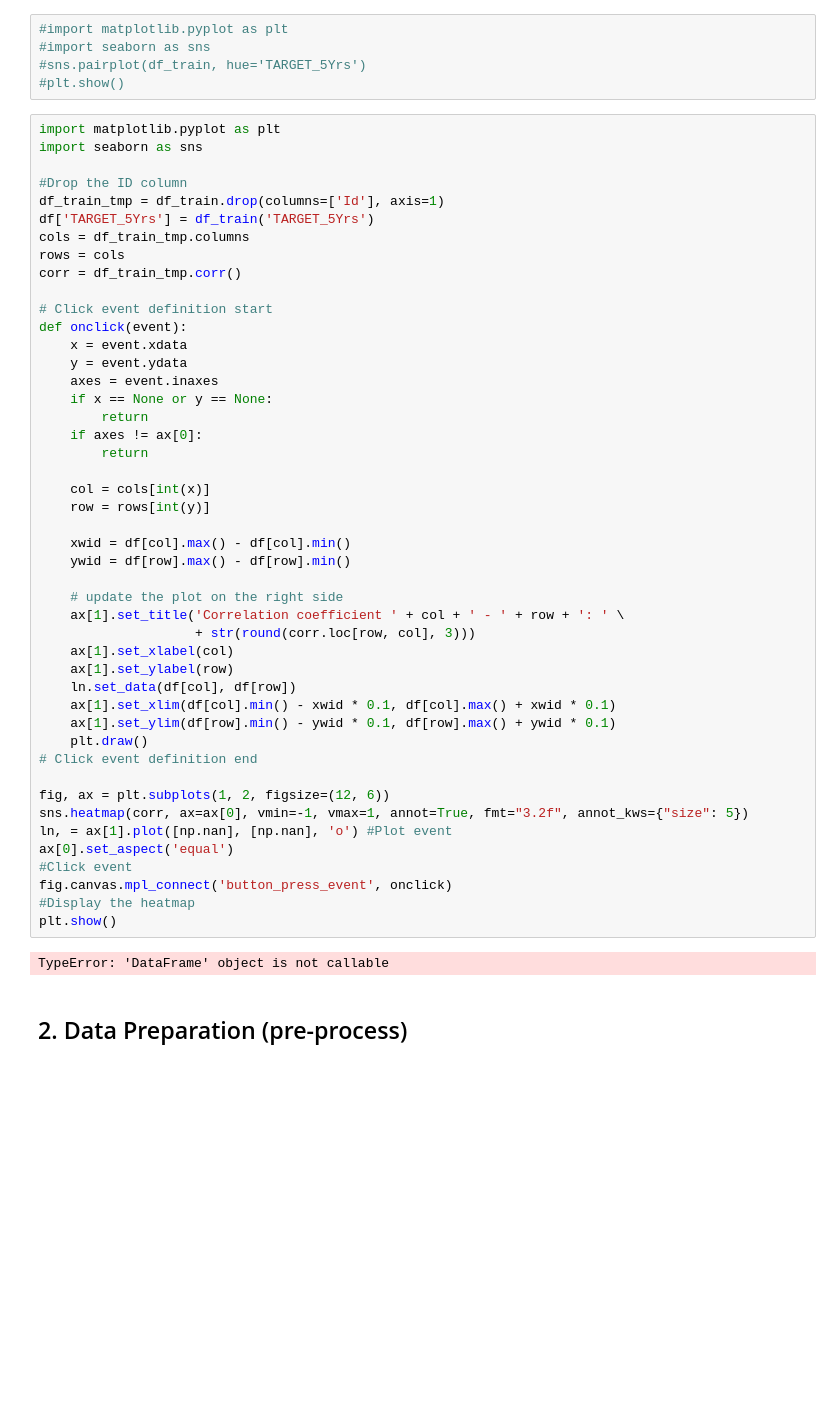
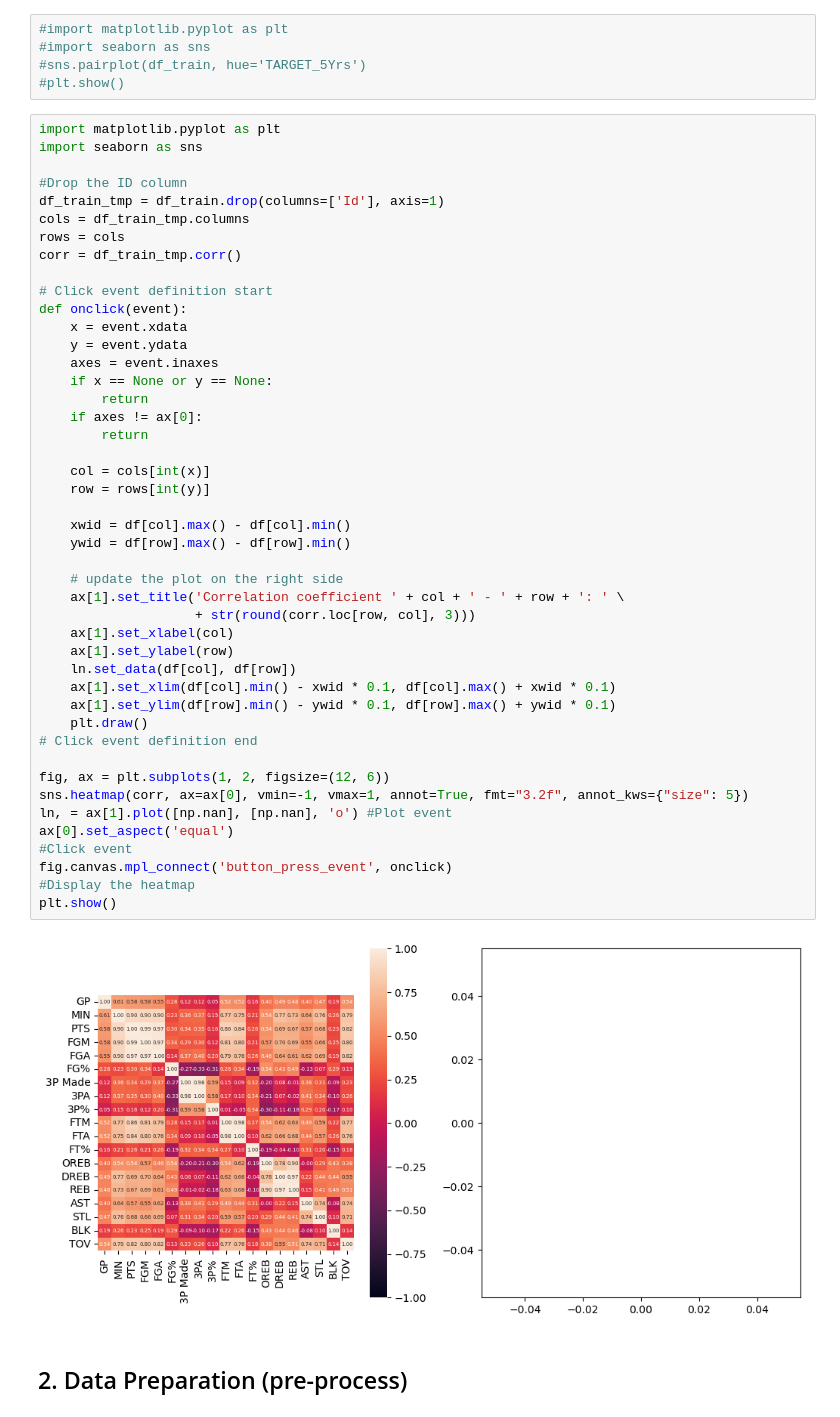
Before and after one commit to aprilgum/adv-dsi-2022-at1-grp4, a Jupyter notebook: nba-career-prediction/notebooks/hitoshi_fukuda-week1_log-reg.ipynb, the cells around one changed output. Cells and saved outputs as stored; diff of their text form; blank space fills up the shorter version.

```diff
--- a/nba-career-prediction/notebooks/hitoshi_fukuda-week1_log-reg.ipynb
+++ b/nba-career-prediction/notebooks/hitoshi_fukuda-week1_log-reg.ipynb
@@ -141,7 +141,6 @@ import seaborn as sns
 
 #Drop the ID column
 df_train_tmp = df_train.drop(columns=['Id'], axis=1)
-df['TARGET_5Yrs'] = df_train('TARGET_5Yrs')
 cols = df_train_tmp.columns
 rows = cols
 corr = df_train_tmp.corr()
@@ -155,34 +154,34 @@ def onclick(event):
         return
     if axes != ax[0]:
         return
 
     col = cols[int(x)]
     row = rows[int(y)]
 
     xwid = df[col].max() - df[col].min()
     ywid = df[row].max() - df[row].min()
 
     # update the plot on the right side
     ax[1].set_title('Correlation coefficient ' + col + ' - ' + row + ': ' \
                     + str(round(corr.loc[row, col], 3)))
     ax[1].set_xlabel(col)
     ax[1].set_ylabel(row)
     ln.set_data(df[col], df[row])
     ax[1].set_xlim(df[col].min() - xwid * 0.1, df[col].max() + xwid * 0.1)
     ax[1].set_ylim(df[row].min() - ywid * 0.1, df[row].max() + ywid * 0.1)
     plt.draw()
 # Click event definition end
 
 fig, ax = plt.subplots(1, 2, figsize=(12, 6))
 sns.heatmap(corr, ax=ax[0], vmin=-1, vmax=1, annot=True, fmt="3.2f", annot_kws={"size": 5})
 ln, = ax[1].plot([np.nan], [np.nan], 'o') #Plot event
 ax[0].set_aspect('equal')
 #Click event
 fig.canvas.mpl_connect('button_press_event', onclick)
 #Display the heatmap
 plt.show()
 # %% [output]
-TypeError: 'DataFrame' object is not callable
+[figure, added]
 # %% [markdown]
 ## 2. Data Preparation (pre-process)
 # %%
```
Also changed, not shown: parts of 3 cells of this notebook, 2 other files.
